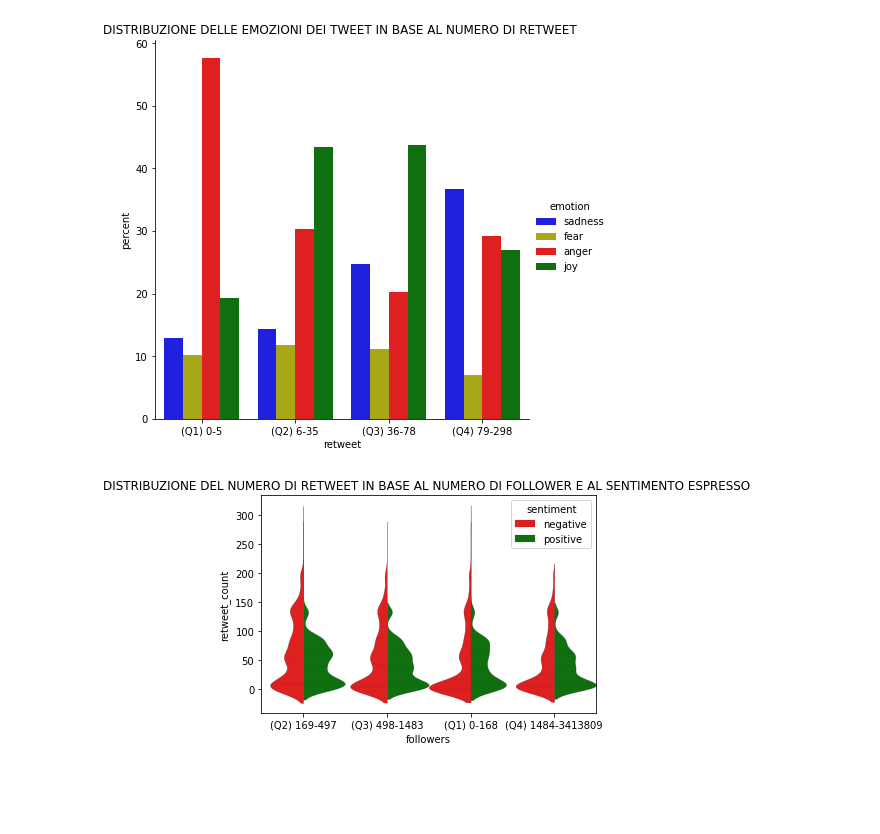
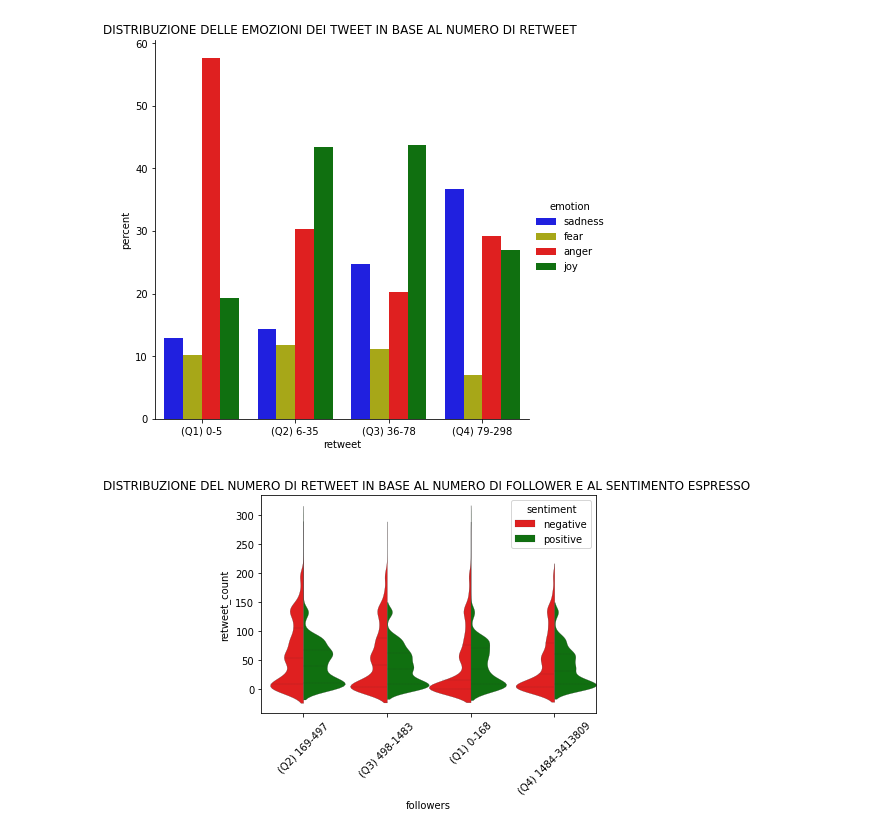
Before and after one commit to paolofesta/prove, a Jupyter notebook: TESI.ipynb, the cells around one changed output. Drawn from its saved outputs; the diff is of its cells as text; code cells hidden in the pictures; blank space fills up the shorter version.

```diff
--- a/TESI.ipynb
+++ b/TESI.ipynb
@@ -994,7 +994,8 @@ datacomb
 # %%
 sns.violinplot(data=datacomb,x="followers",y="retweet_count",hue="sentiment",split='True',palette=["r","g"],inner="quartile", width=1,linewidth=0.2)
 plt.title('DISTRIBUZIONE DEL NUMERO DI RETWEET IN BASE AL NUMERO DI FOLLOWER E AL SENTIMENTO ESPRESSO ')
-
+plt.xticks(rotation=45)
 print()
+#sistemare ordine asse x
 # %% [output]
-[figure, old version]
+[figure, new version]
```
Also changed, not shown: parts of 1 cell of this notebook.
